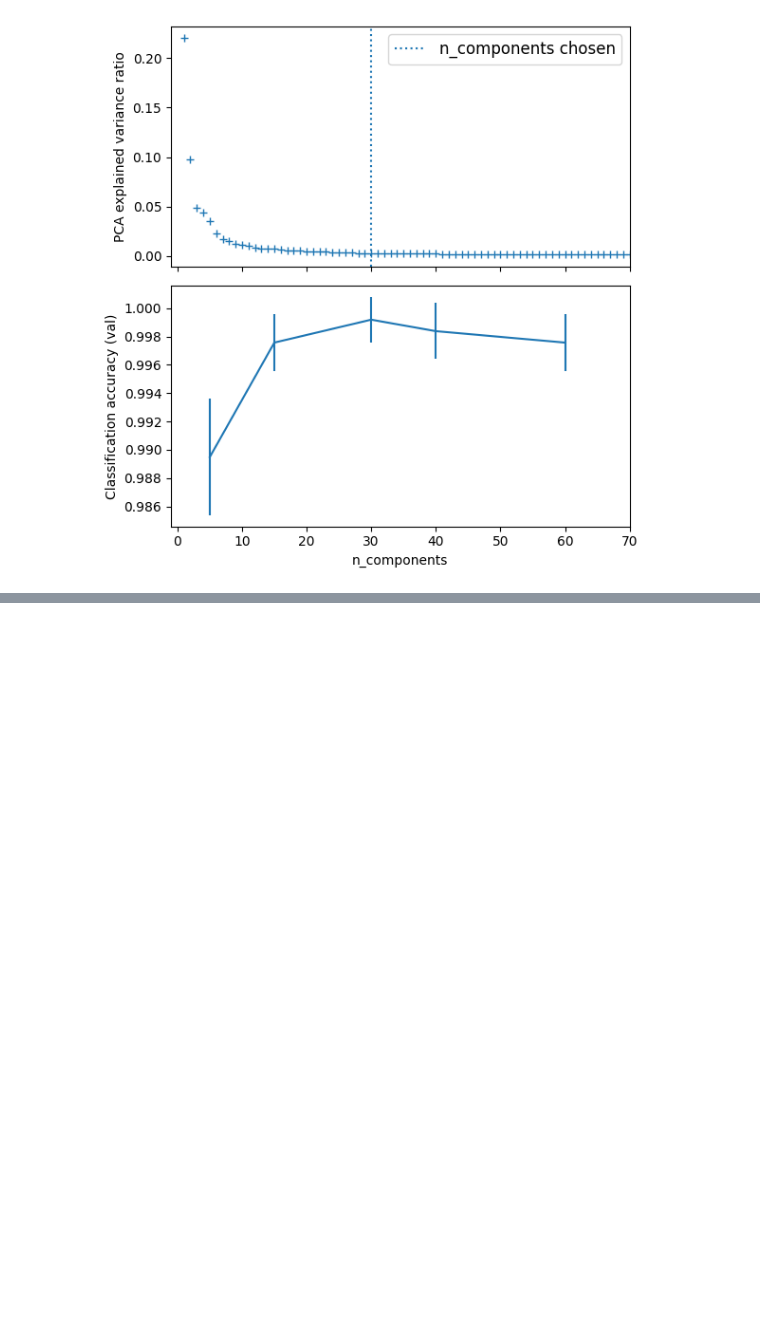
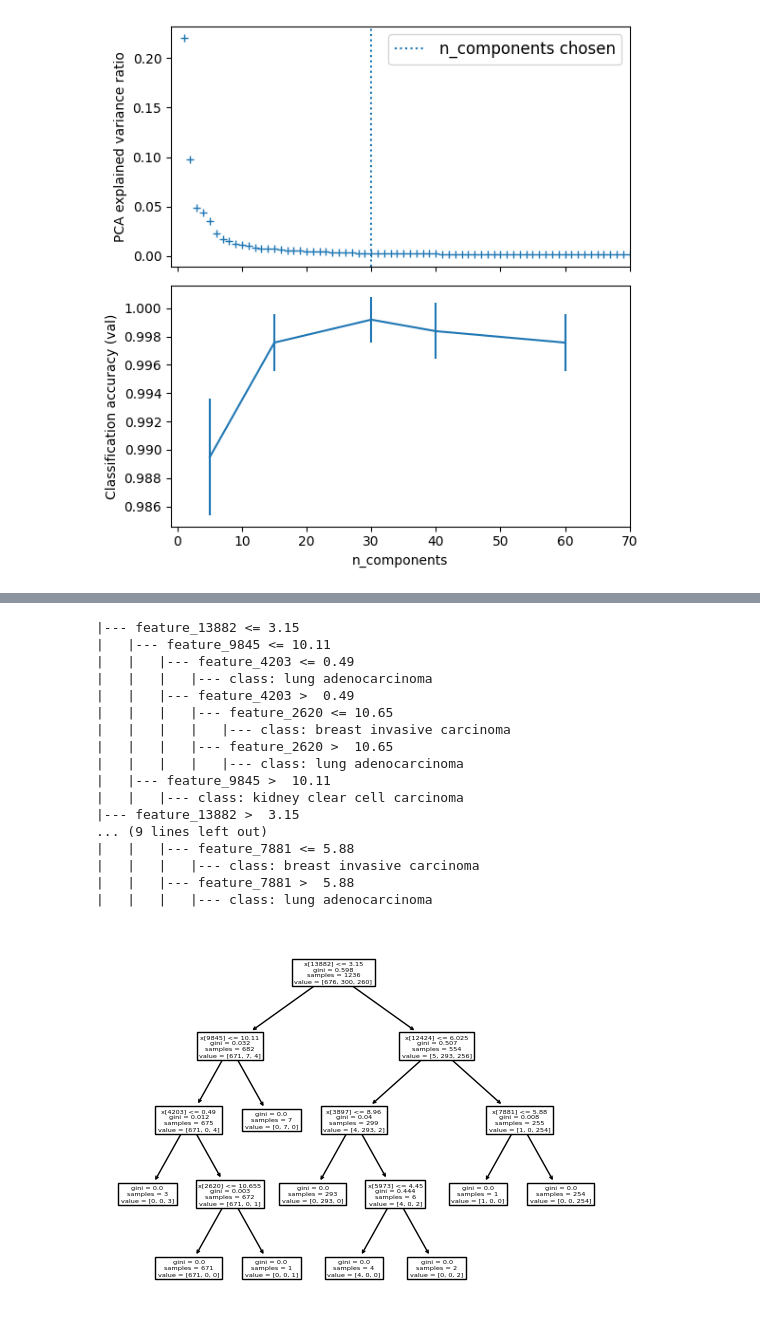
Before and after one commit to aysanraza/carcinoma-classifier, a Jupyter notebook: carcinoma_classifier.ipynb, the cells around one changed output, grey strips where cells are left out. Cells and saved outputs as stored; diff of their text form; code cells hidden in the pictures; blank space fills up the shorter version.

Commit message:
Training, Evaluation, Explainable AI, Conclusion and Prospects

```diff
--- a/carcinoma_classifier.ipynb
+++ b/carcinoma_classifier.ipynb
@@ -95,7 +95,7 @@ After_2 processing:  (1845, 16340)
 We imported and extracted the data labels into a Pandas DataFrame `train_labels`. The DataFrame was extracted from a column named `X_primary_disease` in the metadata file. There were 1845 labels spanning between three cancer classes including `Breast invasive carcinoma`, `kidney clear cell carcinoma`, and `lung adenocarcinoma`.
 # %%
 #labels importation and preprocessing
-train_labels = pd.read_csv("/train_label.tsv", sep='\t')
+train_labels = pd.read_csv("/data/train_label.tsv", sep='\t')
 train_labels = train_labels.X_primary_disease
 train_labels.shape
 # %% [output]
@@ -193,0 +202,35 @@ To adopt the future behavior and silence this warning, use
+# %%
+#training
+#0 and min(n_samples, n_features)=1236
+
+pca2 = PCA(n_components=30)
+scaler = StandardScaler()
+logistic = LogisticRegression(max_iter=10000, tol=0.1)
+svm = SVC(gamma='auto')
+gnb = GaussianNB()
+rfc = RandomForestClassifier(max_depth=2, random_state=0)
+knn = KNeighborsClassifier(n_neighbors=3)
+
+
+
+pipe_logistic = Pipeline(steps=[("scaler", scaler), ("pca2", pca2), ("logistic", logistic)])
+pipe_logistic.fit(X_train, y_train)
+print ("Accuracy Score of Logistic Regression", pipe_logistic.score(X_test, y_test))
+
+pipe_svm = Pipeline(steps=[("scaler", scaler), ("pca2", pca2), ("svm", svm)])
+pipe_svm.fit(X_train, y_train)
+print ("Accuracy Score of SVM", pipe_svm.score(X_test, y_test))
+
+pipe_knn = Pipeline(steps=[("scaler", scaler), ("pca2", pca2), ("knn", knn)])
+pipe_knn.fit(X_train, y_train)
+print ("Accuracy Score of KNN", pipe_knn.score(X_test, y_test))
+
+pipe_rfc = Pipeline(steps=[("scaler", scaler), ("pca2", pca2), ("rfc", rfc)])
+pipe_rfc.fit(X_train, y_train)
+print ("Accuracy Score of Random Forest Classifier", pipe_rfc.score(X_test, y_test))
+
+pipe_gnb = Pipeline(steps=[("scaler", scaler), ("pca2", pca2), ("gnb", gnb)])
+pipe_gnb.fit(X_train, y_train)
+print ("Accuracy Score of GNB", pipe_gnb.score(X_test, y_test))
+
+# logistic regression is standing out !!
@@ -193,0 +307,25 @@ To adopt the future behavior and silence this warning, use
+# %%
+clf = tree.DecisionTreeClassifier()
+clf = clf.fit(X_train, y_train)
+tree.plot_tree(clf)
+r = export_text(clf)
+print (r)
+# %% [output]
+|--- feature_13882 <= 3.15
+|   |--- feature_9845 <= 10.11
+|   |   |--- feature_4203 <= 0.49
+|   |   |   |--- class: lung adenocarcinoma
+|   |   |--- feature_4203 >  0.49
+|   |   |   |--- feature_2620 <= 10.65
+|   |   |   |   |--- class: breast invasive carcinoma
+|   |   |   |--- feature_2620 >  10.65
+|   |   |   |   |--- class: lung adenocarcinoma
+|   |--- feature_9845 >  10.11
+|   |   |--- class: kidney clear cell carcinoma
+|--- feature_13882 >  3.15
+... (9 lines left out)
+|   |   |--- feature_7881 <= 5.88
+|   |   |   |--- class: breast invasive carcinoma
+|   |   |--- feature_7881 >  5.88
+|   |   |   |--- class: lung adenocarcinoma
+[figure, added]
```
Also changed, not shown: parts of 12 cells of this notebook.
